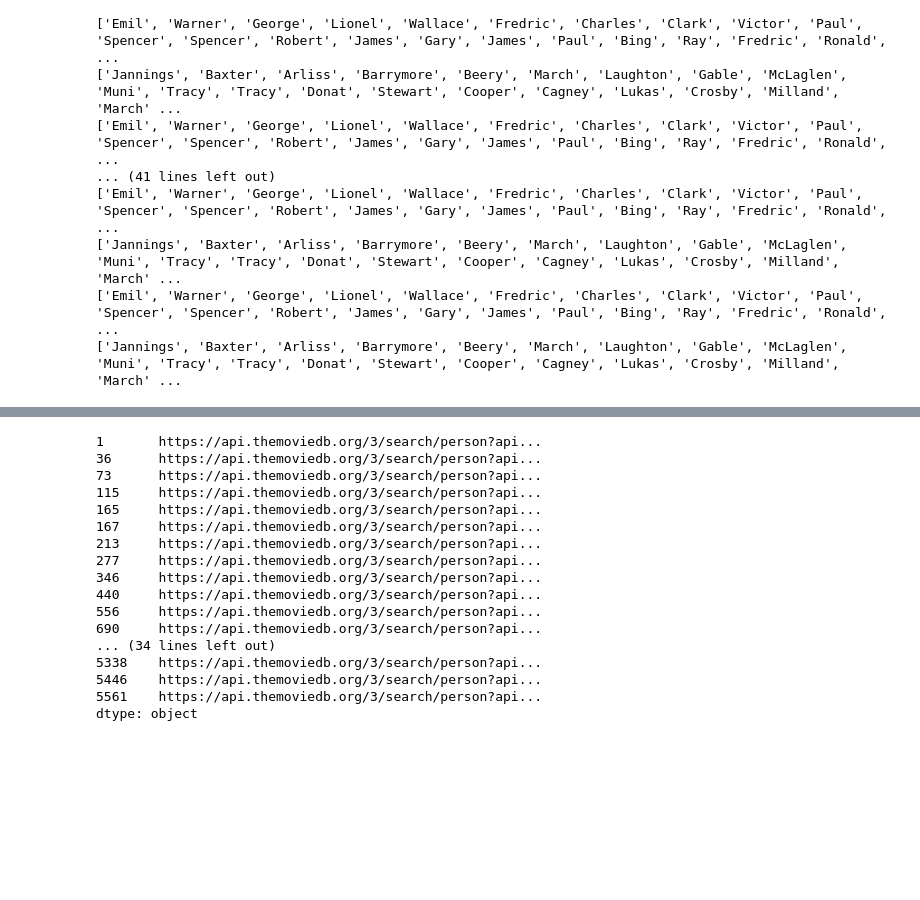
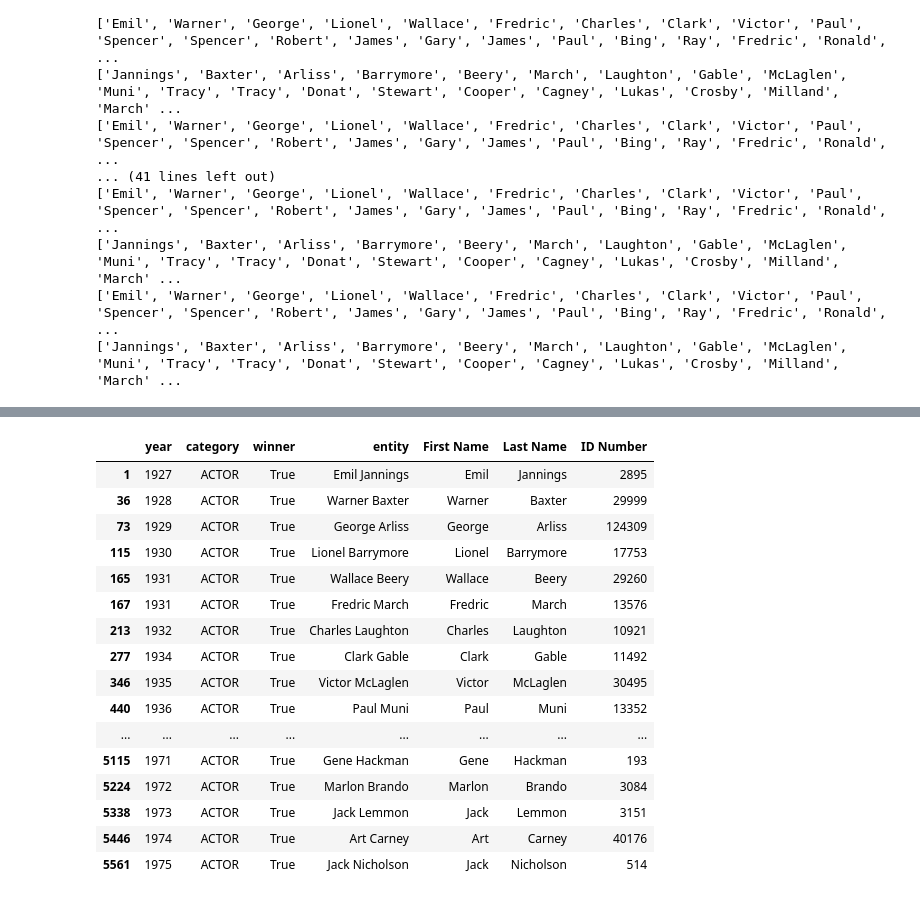
Before and after one commit to bkaczor00/ETL-Project, a Jupyter notebook: Request.ipynb, the cells around one changed output, grey strips where cells are left out. Drawn from its saved outputs; the diff is of its cells as text; code cells hidden in the pictures; blank space fills up the shorter version.

Commit message:
Working first name and last name API call

```diff
--- a/Request.ipynb
+++ b/Request.ipynb
@@ -86,12 +63,14 @@ url_person = "https://api.themoviedb.org/3/search/person?"
 api="6aad3de5cbbe9408615a6bd344e0b7bb"
 
 id_number=[]
-for name in ex:
+for index , col in ex.iterrows():
     try:
-        query_url = url_person + "api_key=" + api + "&query=" + name['First Name'] + "+" + name['Last Name']
+        query_url = url_person + "api_key=" + api + "&query=" + col['First Name'] + "+" + col['Last Name']
         person_json = requests.get(query_url).json()
         print(person_json['results'][0]['id'])
         id_number.append(person_json['results'][0]['id'])
     except:
         print("Actor not found")
+ex['ID Number']=id_number
+ex
 # %% [output]
@@ -104,20 +94,21 @@ Actor not found
-# %%
-print(query_url)
-# %% [output]
-1       https://api.themoviedb.org/3/search/person?api...
-36      https://api.themoviedb.org/3/search/person?api...
-73      https://api.themoviedb.org/3/search/person?api...
-115     https://api.themoviedb.org/3/search/person?api...
-165     https://api.themoviedb.org/3/search/person?api...
-167     https://api.themoviedb.org/3/search/person?api...
-213     https://api.themoviedb.org/3/search/person?api...
-277     https://api.themoviedb.org/3/search/person?api...
-346     https://api.themoviedb.org/3/search/person?api...
-440     https://api.themoviedb.org/3/search/person?api...
-556     https://api.themoviedb.org/3/search/person?api...
-690     https://api.themoviedb.org/3/search/person?api...
-... (34 lines left out)
-5338    https://api.themoviedb.org/3/search/person?api...
-5446    https://api.themoviedb.org/3/search/person?api...
-5561    https://api.themoviedb.org/3/search/person?api...
-dtype: object
+# %%
+ex['ID Number']=id_number
+ex
+# %% [output]
+|  | year | category | winner | entity | First Name | Last Name | ID Number |
+| 1 | 1927 | ACTOR | True | Emil Jannings | Emil | Jannings | 2895 |
+| 36 | 1928 | ACTOR | True | Warner Baxter | Warner | Baxter | 29999 |
+| 73 | 1929 | ACTOR | True | George Arliss | George | Arliss | 124309 |
+| 115 | 1930 | ACTOR | True | Lionel Barrymore | Lionel | Barrymore | 17753 |
+| 165 | 1931 | ACTOR | True | Wallace Beery | Wallace | Beery | 29260 |
+| 167 | 1931 | ACTOR | True | Fredric March | Fredric | March | 13576 |
+| 213 | 1932 | ACTOR | True | Charles Laughton | Charles | Laughton | 10921 |
+| 277 | 1934 | ACTOR | True | Clark Gable | Clark | Gable | 11492 |
+| 346 | 1935 | ACTOR | True | Victor McLaglen | Victor | McLaglen | 30495 |
+| 440 | 1936 | ACTOR | True | Paul Muni | Paul | Muni | 13352 |
+| ... | ... | ... | ... | ... | ... | ... | ... |
+| 5115 | 1971 | ACTOR | True | Gene Hackman | Gene | Hackman | 193 |
+| 5224 | 1972 | ACTOR | True | Marlon Brando | Marlon | Brando | 3084 |
+| 5338 | 1973 | ACTOR | True | Jack Lemmon | Jack | Lemmon | 3151 |
+| 5446 | 1974 | ACTOR | True | Art Carney | Art | Carney | 40176 |
+| 5561 | 1975 | ACTOR | True | Jack Nicholson | Jack | Nicholson | 514 |
```
Also changed, not shown: parts of 5 cells of this notebook.
